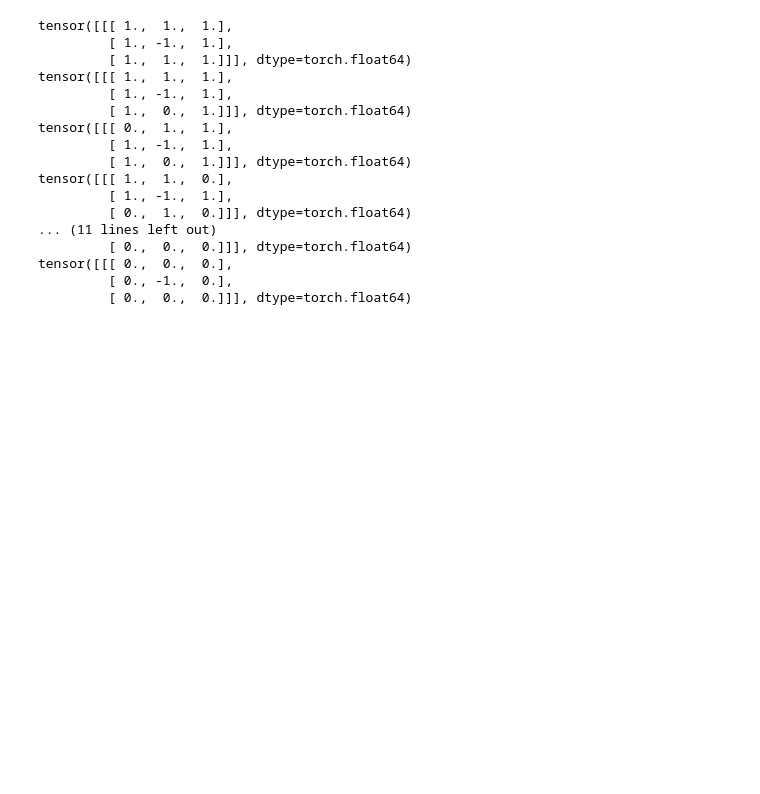
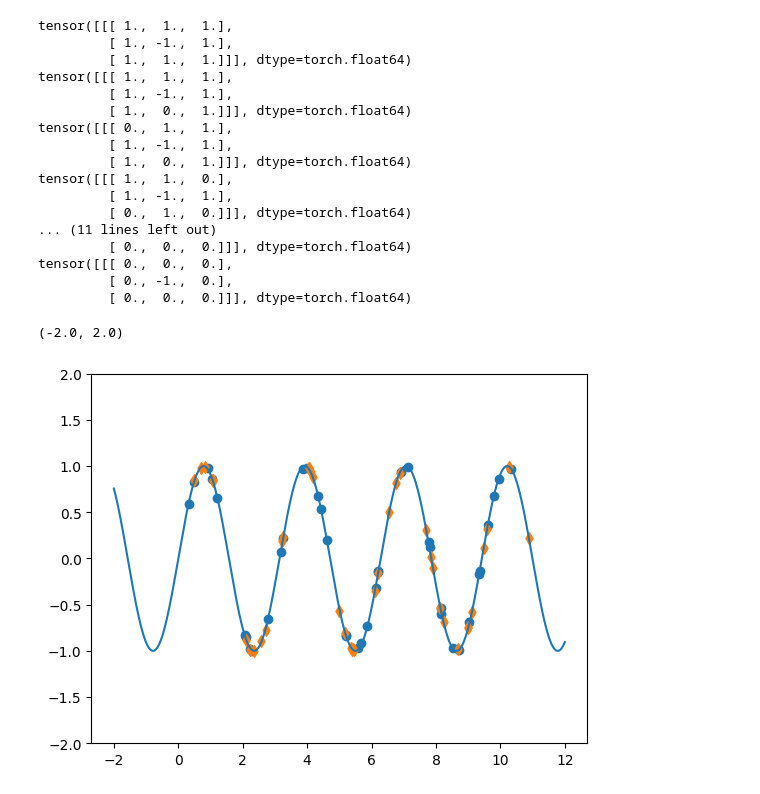
Before and after one commit to hrjtju/BIMSA, a Jupyter notebook: predictor_life_simple/test_weight.ipynb, the cells around one changed output. Saved outputs shown, nothing was run; the diff lists cells and outputs as text; code cells hidden in the pictures; blank space fills up the shorter version.

```diff
--- a/predictor_life_simple/test_weight.ipynb
+++ b/predictor_life_simple/test_weight.ipynb
@@ -175,3 +175,25 @@ tensor([[[ 1.,  1.,  0.],
 tensor([[[ 0.,  0.,  0.],
          [ 0., -1.,  0.],
          [ 0.,  0.,  0.]]], dtype=torch.float64)
+# %%
+import numpy as np
+import matplotlib.pyplot as plt
+
+f = lambda x: np.sin(2 * x)
+N = 40
+
+x_grid = np.linspace(-2, 12, 1000)
+x = np.linspace(0, 10, N) + np.random.random(N)
+x_t = np.linspace(0, 10, N) + np.random.random(N)
+# %%
+y_ground_truth = f(x_grid)
+y = f(x) + 0.01 * np.random.randn(N)
+y_t = f(x_t) + 0.01 * np.random.randn(N)
+
+plt.scatter(x, y, marker="o")
+plt.scatter(x_t, y_t, marker="d")
+plt.plot(x_grid, y_ground_truth)
+plt.ylim(-2, 2)
+# %% [output]
+(-2.0, 2.0)
+[figure, added]
```
Also changed, not shown: parts of 2 cells of this notebook, 35 other files.
